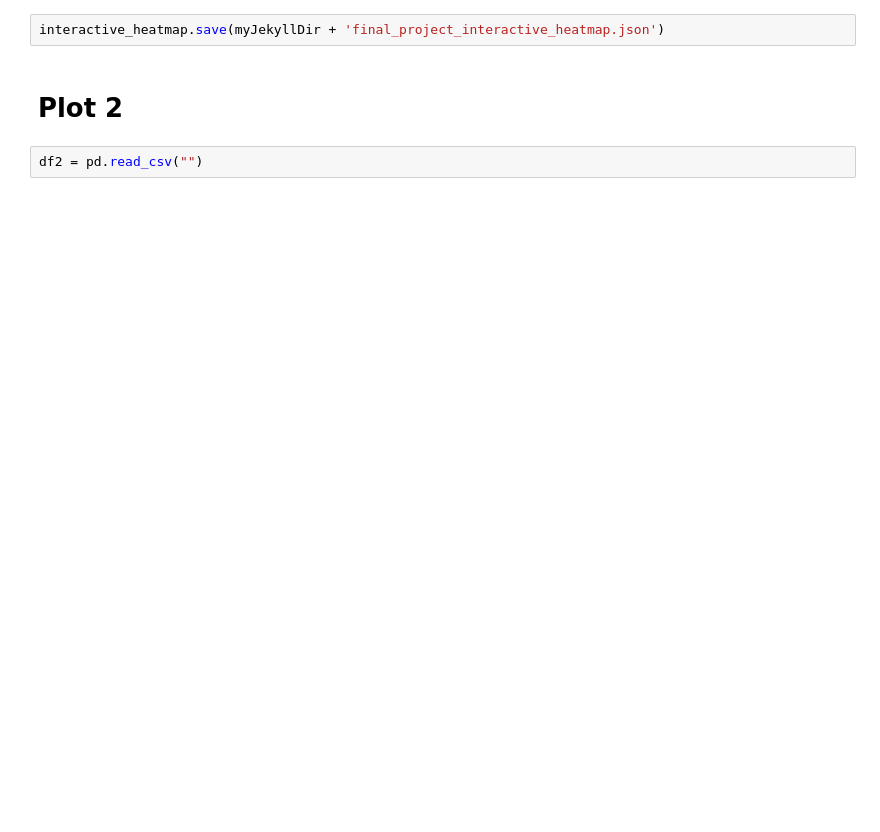
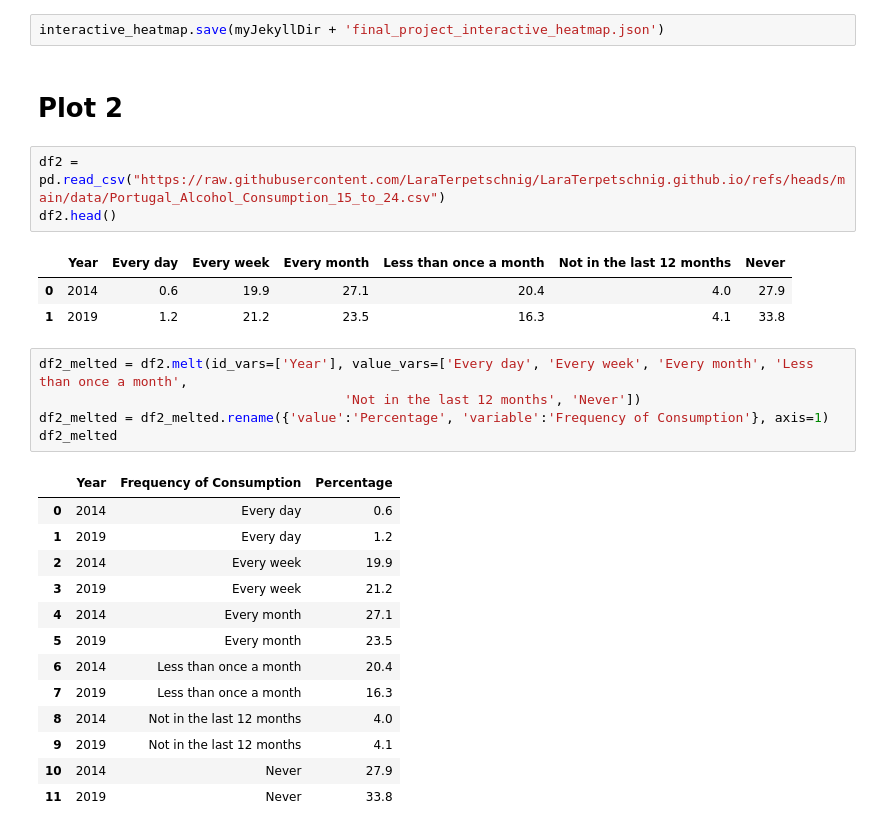
Before and after one commit to LaraTerpetschnig/LaraTerpetschnig.github.io, a Jupyter notebook: python_notebooks/final_project_3.1.ipynb, the cells around one changed output. Saved outputs shown, nothing was run; the diff lists cells and outputs as text; blank space fills up the shorter version.

```diff
--- a/python_notebooks/final_project_3.1.ipynb
+++ b/python_notebooks/final_project_3.1.ipynb
@@ -100,4 +100,28 @@ interactive_heatmap.save(myJekyllDir + 'final_project_interactive_heatmap.json')
 # %% [markdown]
 # Plot 2
 # %%
-df2 = pd.read_csv("")
+df2 = pd.read_csv("https://raw.githubusercontent.com/LaraTerpetschnig/LaraTerpetschnig.github.io/refs/heads/main/data/Portugal_Alcohol_Consumption_15_to_24.csv")
+df2.head()
+# %% [output]
+|  | Year | Every day | Every week | Every month | Less than once a month | Not in the last 12 months | Never |
+| 0 | 2014 | 0.6 | 19.9 | 27.1 | 20.4 | 4.0 | 27.9 |
+| 1 | 2019 | 1.2 | 21.2 | 23.5 | 16.3 | 4.1 | 33.8 |
+# %%
+df2_melted = df2.melt(id_vars=['Year'], value_vars=['Every day', 'Every week', 'Every month', 'Less than once a month',
+                                       'Not in the last 12 months', 'Never'])
+df2_melted = df2_melted.rename({'value':'Percentage', 'variable':'Frequency of Consumption'}, axis=1)
+df2_melted
+# %% [output]
+|  | Year | Frequency of Consumption | Percentage |
+| 0 | 2014 | Every day | 0.6 |
+| 1 | 2019 | Every day | 1.2 |
+| 2 | 2014 | Every week | 19.9 |
+| 3 | 2019 | Every week | 21.2 |
+| 4 | 2014 | Every month | 27.1 |
+| 5 | 2019 | Every month | 23.5 |
+| 6 | 2014 | Less than once a month | 20.4 |
+| 7 | 2019 | Less than once a month | 16.3 |
+| 8 | 2014 | Not in the last 12 months | 4.0 |
+| 9 | 2019 | Not in the last 12 months | 4.1 |
+| 10 | 2014 | Never | 27.9 |
+| 11 | 2019 | Never | 33.8 |
```
Also changed, not shown: parts of 3 cells of this notebook, 8 other files.
